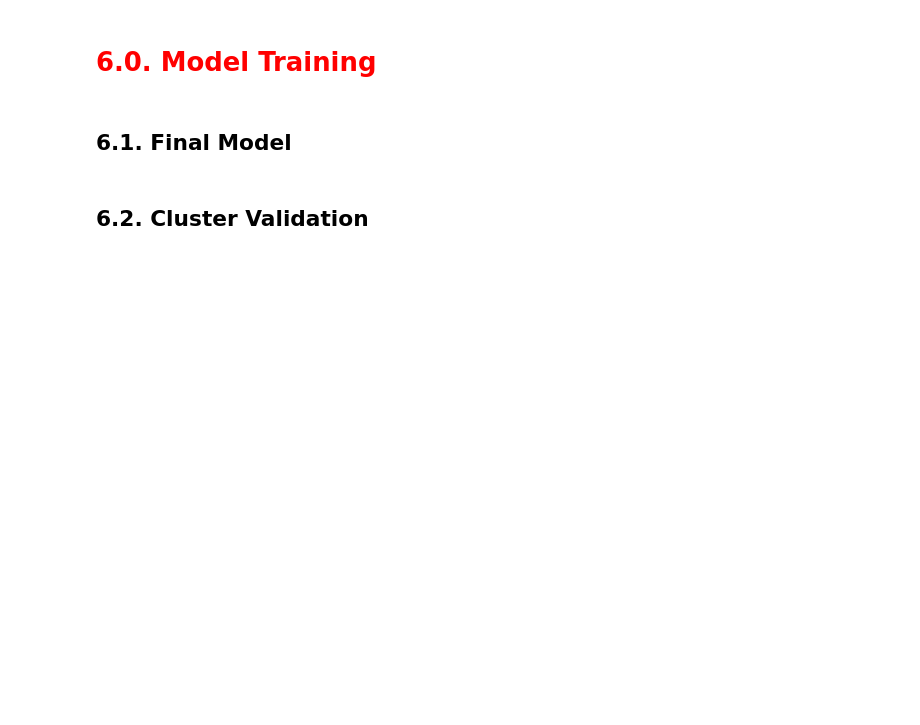
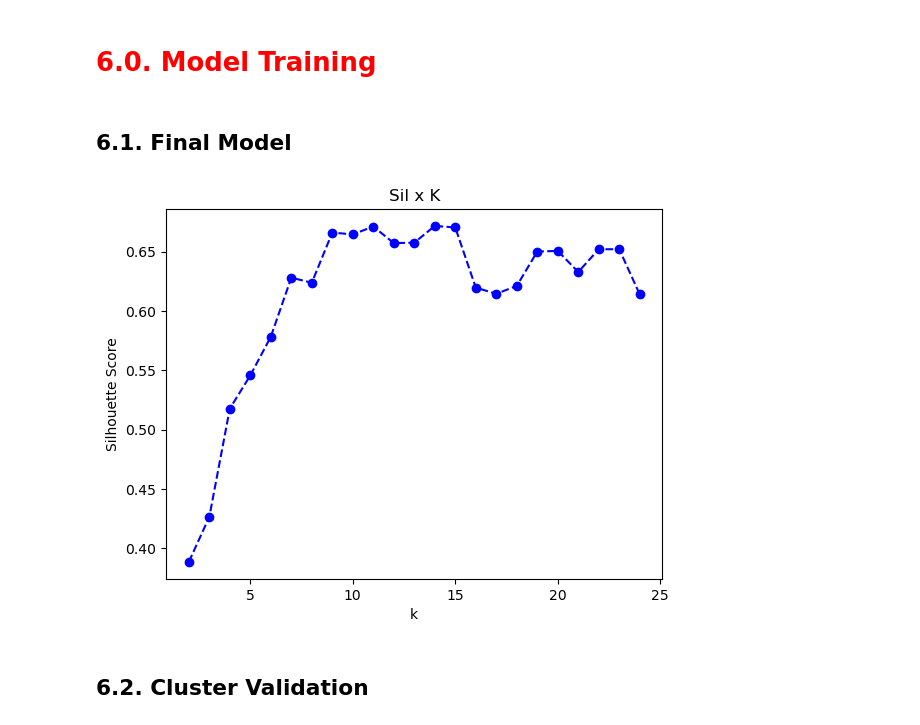
Before and after one commit to pgdemiranda/insiders, a Jupyter notebook: notebooks/c9.0-pgdm-deploy.ipynb, the cells around one changed output. Saved outputs shown, nothing was run; the diff lists cells and outputs as text; code cells hidden in the pictures; blank space fills up the shorter version.

```diff
--- a/notebooks/c9.0-pgdm-deploy.ipynb
+++ b/notebooks/c9.0-pgdm-deploy.ipynb
@@ -31,6 +34,9 @@ from sklearn import mixture as mx
 # %% [markdown]
 ## Load dataset
 # %%
+path_s3 = 's3://insiders-pgdm/data.csv'
+path_local = '../data/raw/data.csv'
+
 # load data
-df_raw = pd.read_csv('../data/raw/data.csv', encoding = 'ISO-8859-1')
+df_raw = pd.read_csv(path_local, encoding = 'ISO-8859-1')
 # %% [markdown]
@@ -521,6 +557,30 @@ X.head()
 # <font color = 'red'> 6.0. Model Training </font>
 # %% [markdown]
 ## 6.1. Final Model
+# %%
+clusters = np.arange(2, 25, 1)
+
+gmm_list = []
+for k in clusters:
+    # model definition
+    gmm_model = mx.GaussianMixture(n_components=k, random_state=42)
+
+    # model training
+    gmm_model.fit(X)
+
+    # model predict
+    labels = gmm_model.predict(X)
+
+    # model performance
+    sil = me.silhouette_score(X, labels, metric='euclidean')
+    gmm_list.append(sil)
+# %%
+plt.plot(clusters, gmm_list, linestyle='--', marker='o', color='b')
+plt.xlabel('k');
+plt.ylabel('Silhouette Score');
+plt.title('Sil x K');
+# %% [output]
+[figure, added]
 # %%
 # model definition
 k = 10
```
Also changed, not shown: parts of 18 cells of this notebook, 18 other files.
